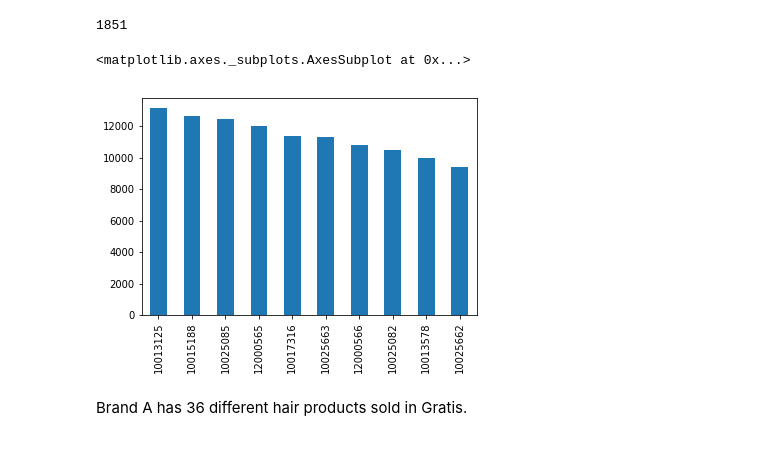
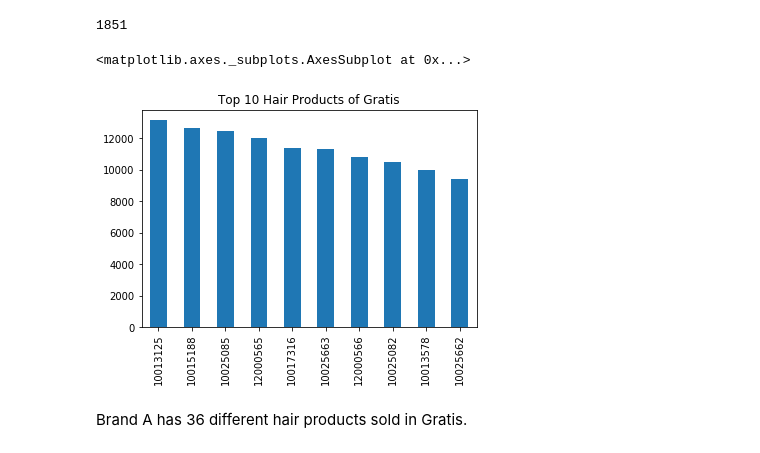
Before and after one commit to Bengisunz/CRM-Analytics, a Jupyter notebook: Gratis_DC.ipynb, the cells around one changed output. Cells and saved outputs as stored; diff of their text form; code cells hidden in the pictures.

```diff
--- a/Gratis_DC.ipynb
+++ b/Gratis_DC.ipynb
@@ -285,10 +281,10 @@ len(df.ITEM_ID.unique())
 # %% [output]
 1851
 # %%
-df.ITEM_ID.value_counts()[:10].plot(kind='bar')
+df.ITEM_ID.value_counts()[:10].plot(kind='bar', title = "Top 10 Hair Products of Gratis")
 # %% [output]
 <matplotlib.axes._subplots.AxesSubplot at 0x...>
-[figure, old version]
+[figure, new version]
 # %% [markdown]
 Brand A has 36 different hair products sold in Gratis.
 # %%
```
Also changed, not shown: parts of 17 cells of this notebook.
